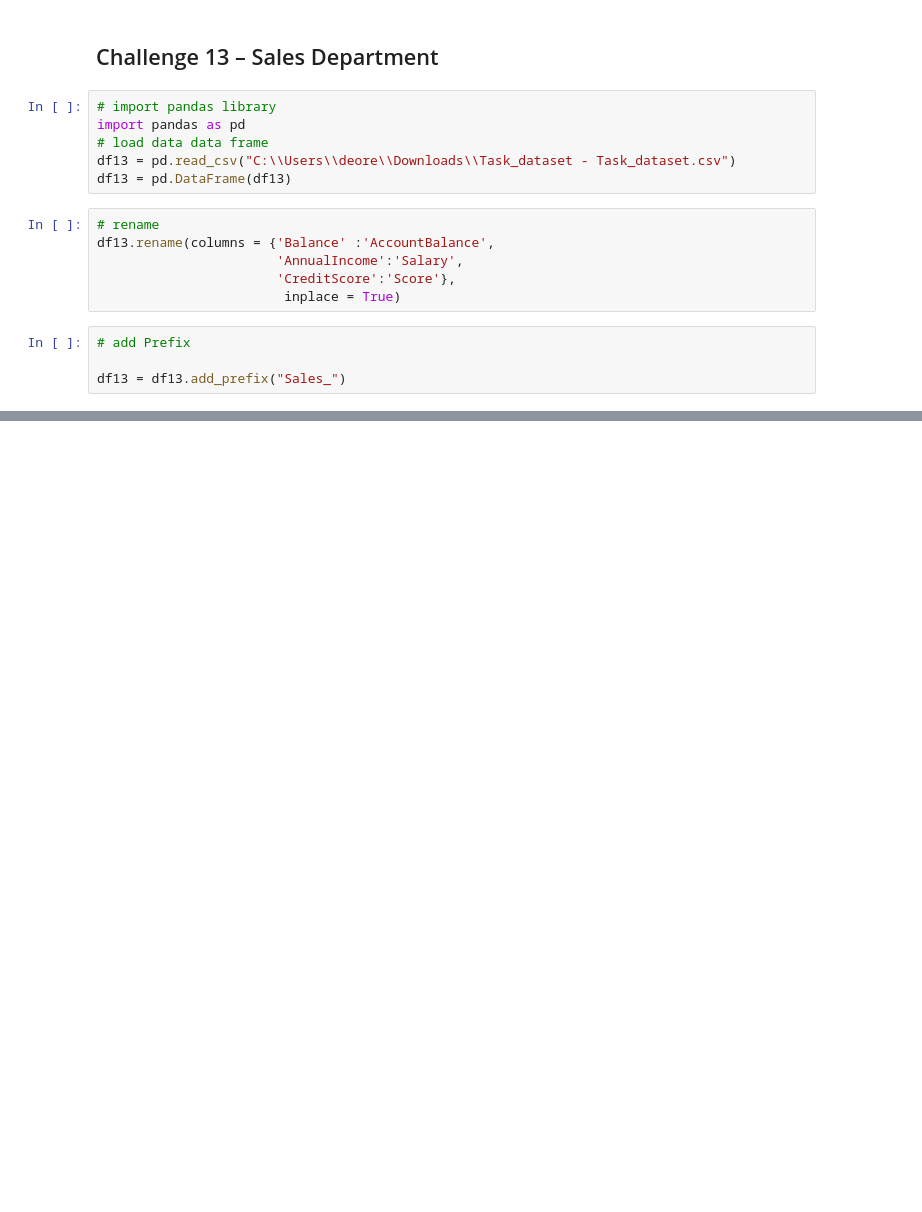
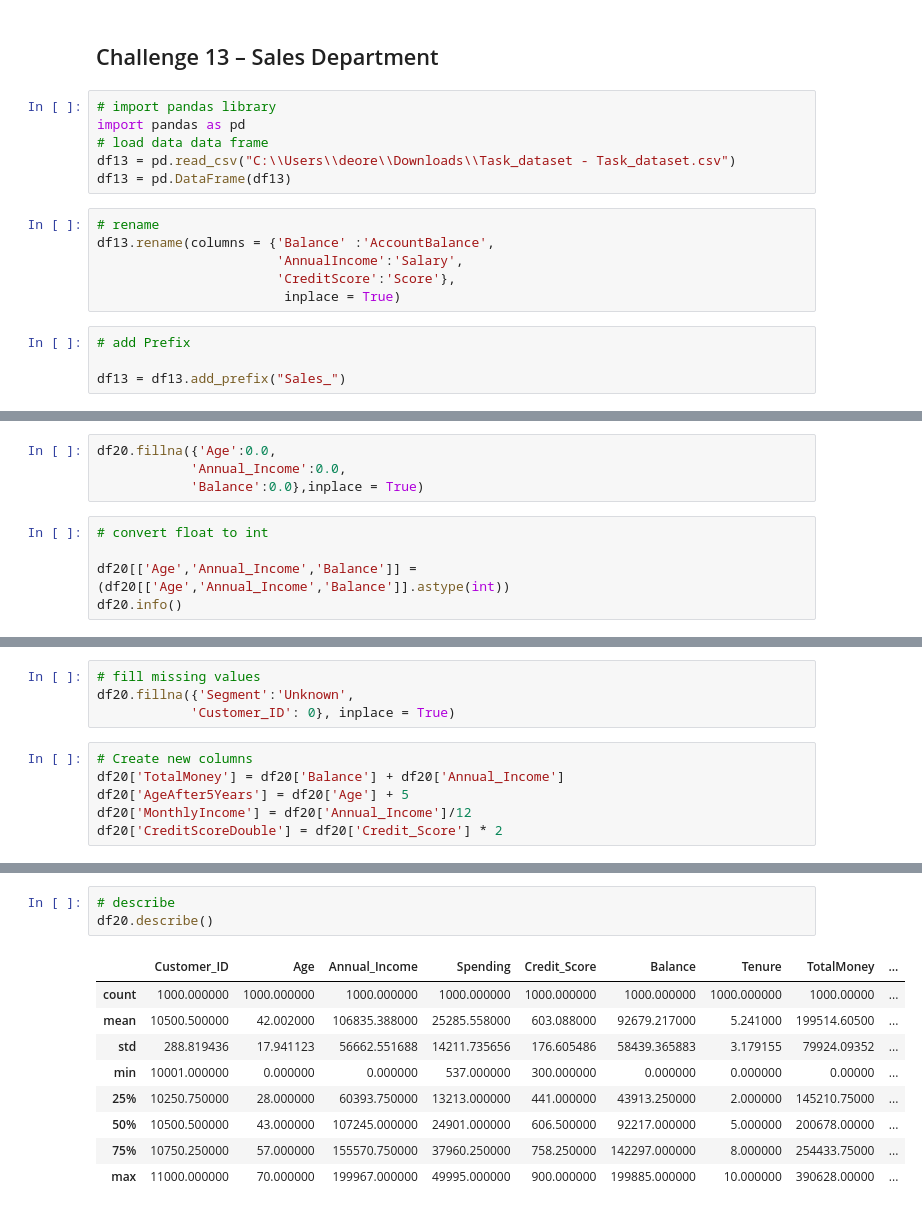
Before and after one commit to yashdeore24/Python_daily_task, a Jupyter notebook: Task_on_pandas_challenges.ipynb, the cells around one changed output, grey strips where cells are left out. Saved outputs shown, nothing was run; the diff lists cells and outputs as text; blank space fills up the shorter version.

```diff
--- a/Task_on_pandas_challenges.ipynb
+++ b/Task_on_pandas_challenges.ipynb
@@ -817,0 +1375,9 @@ df13.sample(20)
+# %%
+df20.fillna({'Age':0.0,
+            'Annual_Income':0.0,
+            'Balance':0.0},inplace = True)
+# %%
+# convert float to int
+
+df20[['Age','Annual_Income','Balance']] = (df20[['Age','Annual_Income','Balance']].astype(int))
+df20.info()
@@ -817,0 +1403,10 @@ df13.sample(20)
+# %%
+# fill missing values
+df20.fillna({'Segment':'Unknown',
+            'Customer_ID': 0}, inplace = True)
+# %%
+# Create new columns
+df20['TotalMoney'] = df20['Balance'] + df20['Annual_Income']
+df20['AgeAfter5Years'] = df20['Age'] + 5
+df20['MonthlyIncome'] = df20['Annual_Income']/12
+df20['CreditScoreDouble'] = df20['Credit_Score'] * 2
@@ -817,0 +1439,13 @@ df13.sample(20)
+# %%
+# describe
+df20.describe()
+# %% [output]
+|  | Customer_ID | Age | Annual_Income | Spending | Credit_Score | Balance | Tenure | TotalMoney | ... |
+| count | 1000.000000 | 1000.000000 | 1000.000000 | 1000.000000 | 1000.000000 | 1000.000000 | 1000.000000 | 1000.00000 | ... |
+| mean | 10500.500000 | 42.002000 | 106835.388000 | 25285.558000 | 603.088000 | 92679.217000 | 5.241000 | 199514.60500 | ... |
+| std | 288.819436 | 17.941123 | 56662.551688 | 14211.735656 | 176.605486 | 58439.365883 | 3.179155 | 79924.09352 | ... |
+| min | 10001.000000 | 0.000000 | 0.000000 | 537.000000 | 300.000000 | 0.000000 | 0.000000 | 0.00000 | ... |
+| 25% | 10250.750000 | 28.000000 | 60393.750000 | 13213.000000 | 441.000000 | 43913.250000 | 2.000000 | 145210.75000 | ... |
+| 50% | 10500.500000 | 43.000000 | 107245.000000 | 24901.000000 | 606.500000 | 92217.000000 | 5.000000 | 200678.00000 | ... |
+| 75% | 10750.250000 | 57.000000 | 155570.750000 | 37960.250000 | 758.250000 | 142297.000000 | 8.000000 | 254433.75000 | ... |
+| max | 11000.000000 | 70.000000 | 199967.000000 | 49995.000000 | 900.000000 | 199885.000000 | 10.000000 | 390628.00000 | ... |
```
Also changed, not shown: parts of 68 cells of this notebook.
